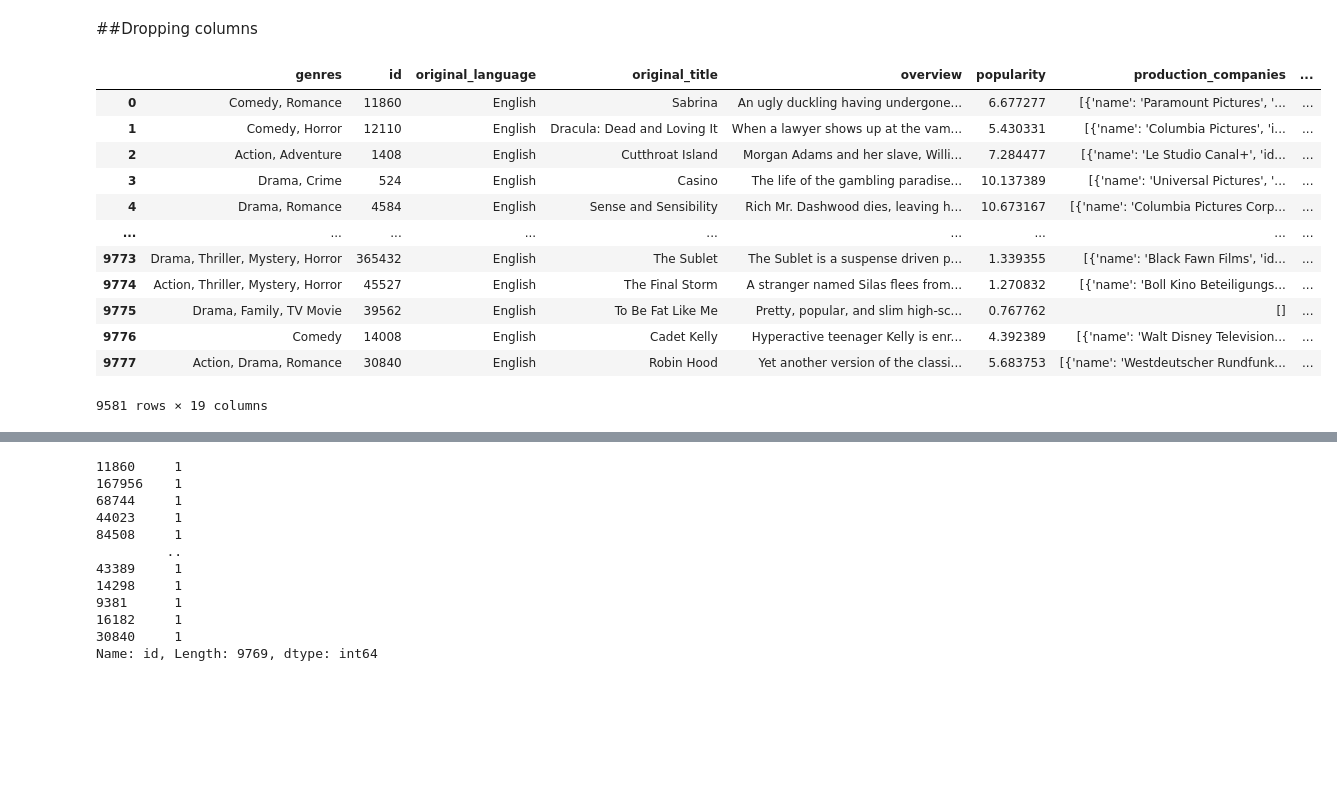
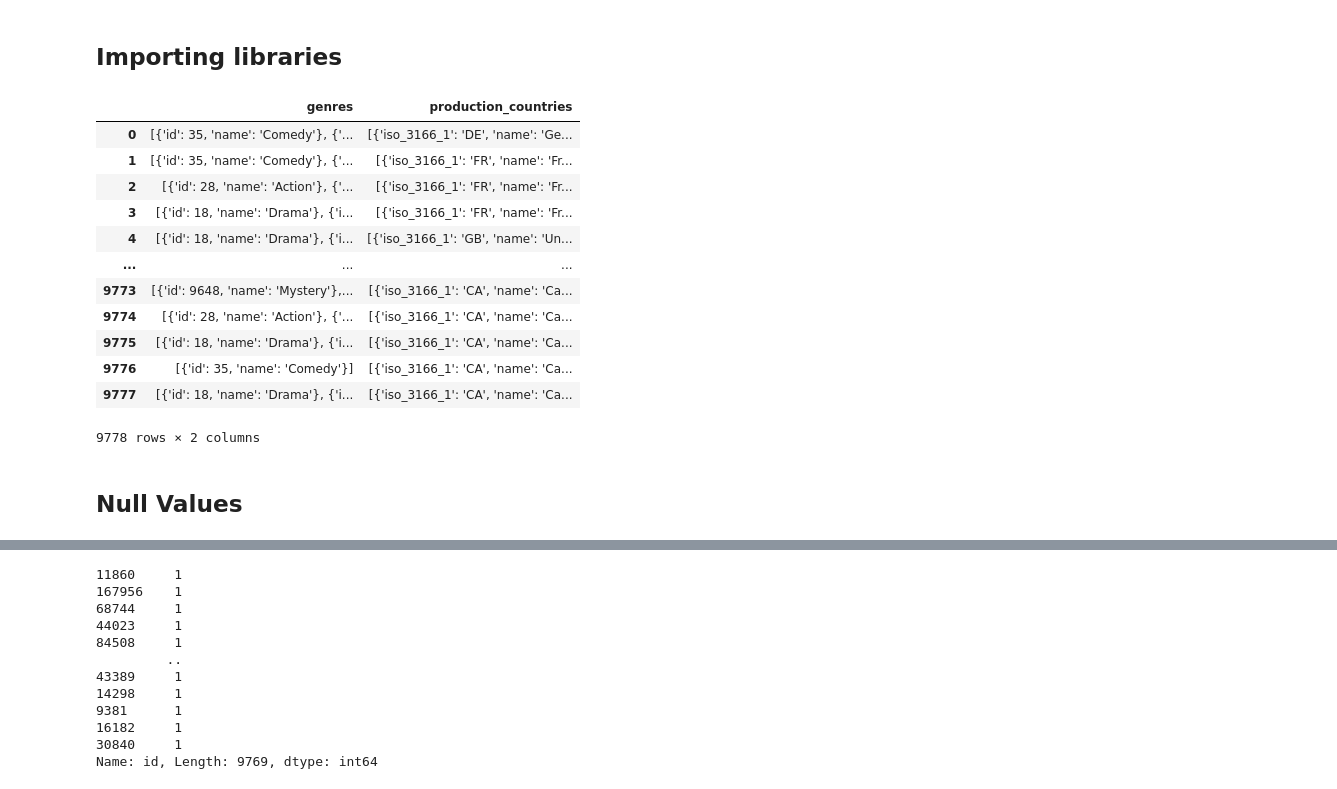
Before and after one commit to moldypeaches/DAFT_0410, a Jupyter notebook: module_3/Project_week_8/Data_cleaning.ipynb, the cells around one changed output, grey strips where cells are left out. Cells and saved outputs as stored; diff of their text form; code cells hidden in the pictures; blank space fills up the shorter version.

```diff
--- a/module_3/Project_week_8/Data_cleaning.ipynb
+++ b/module_3/Project_week_8/Data_cleaning.ipynb
@@ -1,21 +1,21 @@
+# %% [markdown]
+## Importing libraries
 # %%
 import pandas as pd
 films = pd.read_csv('movies_clean.csv')
-# %% [markdown]
-##Dropping columns
 # %%
-films
+films[['genres', 'production_countries']]
 # %% [output]
-|  | genres | id | original_language | original_title | overview | popularity | production_companies | ... |
-| 0 | Comedy, Romance | 11860 | English | Sabrina | An ugly duckling having undergone... | 6.677277 | [{'name': 'Paramount Pictures', '... | ... |
-| 1 | Comedy, Horror | 12110 | English | Dracula: Dead and Loving It | When a lawyer shows up at the vam... | 5.430331 | [{'name': 'Columbia Pictures', 'i... | ... |
-| 2 | Action, Adventure | 1408 | English | Cutthroat Island | Morgan Adams and her slave, Willi... | 7.284477 | [{'name': 'Le Studio Canal+', 'id... | ... |
-| 3 | Drama, Crime | 524 | English | Casino | The life of the gambling paradise... | 10.137389 | [{'name': 'Universal Pictures', '... | ... |
-| 4 | Drama, Romance | 4584 | English | Sense and Sensibility | Rich Mr. Dashwood dies, leaving h... | 10.673167 | [{'name': 'Columbia Pictures Corp... | ... |
-| ... | ... | ... | ... | ... | ... | ... | ... | ... |
-| 9773 | Drama, Thriller, Mystery, Horror | 365432 | English | The Sublet | The Sublet is a suspense driven p... | 1.339355 | [{'name': 'Black Fawn Films', 'id... | ... |
-| 9774 | Action, Thriller, Mystery, Horror | 45527 | English | The Final Storm | A stranger named Silas flees from... | 1.270832 | [{'name': 'Boll Kino Beteiligungs... | ... |
-| 9775 | Drama, Family, TV Movie | 39562 | English | To Be Fat Like Me | Pretty, popular, and slim high-sc... | 0.767762 | [] | ... |
-| 9776 | Comedy | 14008 | English | Cadet Kelly | Hyperactive teenager Kelly is enr... | 4.392389 | [{'name': 'Walt Disney Television... | ... |
-| 9777 | Action, Drama, Romance | 30840 | English | Robin Hood | Yet another version of the classi... | 5.683753 | [{'name': 'Westdeutscher Rundfunk... | ... |
+|  | genres | production_countries |
+| 0 | [{'id': 35, 'name': 'Comedy'}, {'... | [{'iso_3166_1': 'DE', 'name': 'Ge... |
+| 1 | [{'id': 35, 'name': 'Comedy'}, {'... | [{'iso_3166_1': 'FR', 'name': 'Fr... |
+| 2 | [{'id': 28, 'name': 'Action'}, {'... | [{'iso_3166_1': 'FR', 'name': 'Fr... |
+| 3 | [{'id': 18, 'name': 'Drama'}, {'i... | [{'iso_3166_1': 'FR', 'name': 'Fr... |
+| 4 | [{'id': 18, 'name': 'Drama'}, {'i... | [{'iso_3166_1': 'GB', 'name': 'Un... |
+| ... | ... | ... |
+| 9773 | [{'id': 9648, 'name': 'Mystery'},... | [{'iso_3166_1': 'CA', 'name': 'Ca... |
+| 9774 | [{'id': 28, 'name': 'Action'}, {'... | [{'iso_3166_1': 'CA', 'name': 'Ca... |
+| 9775 | [{'id': 18, 'name': 'Drama'}, {'i... | [{'iso_3166_1': 'CA', 'name': 'Ca... |
+| 9776 | [{'id': 35, 'name': 'Comedy'}] | [{'iso_3166_1': 'CA', 'name': 'Ca... |
+| 9777 | [{'id': 18, 'name': 'Drama'}, {'i... | [{'iso_3166_1': 'CA', 'name': 'Ca... |
-9581 rows × 19 columns
+9778 rows × 2 columns
@@ -24,3 +22,5 @@ films.drop(columns=[ 'release_date', 'poster_path'], inplace=True)
+# %% [markdown]
+## Null Values
 # %%
 films.isnull().sum()
 # %% [output]
```
Also changed, not shown: parts of 31 cells of this notebook, 11 other files.
